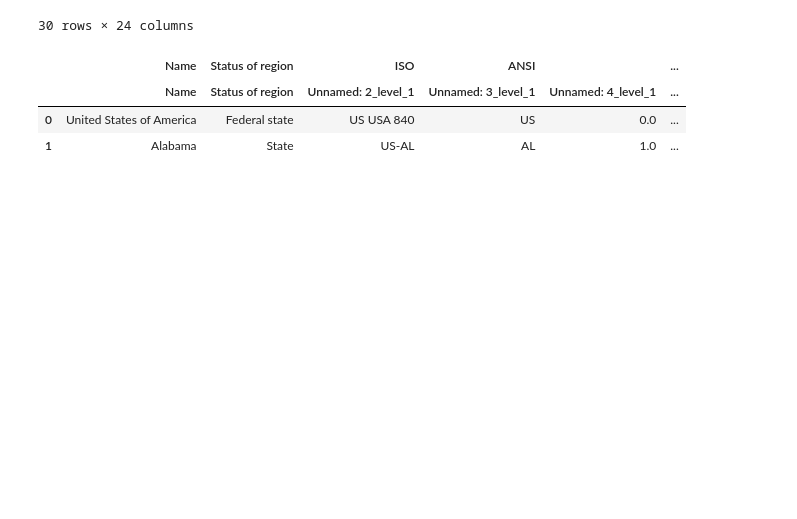
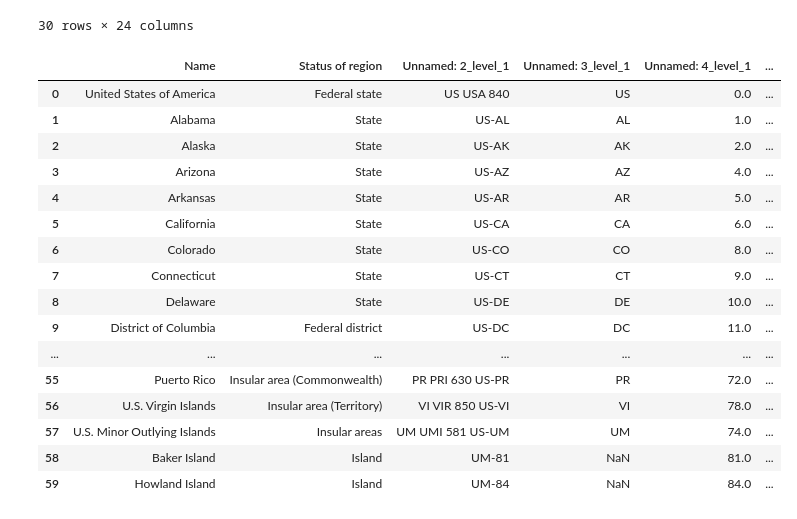
Before and after one commit to nss-data-science-cohort-8/open-secrets-reeses, a Jupyter notebook: notebook/cat_gomez_og.ipynb, the cells around one changed output. Drawn from its saved outputs; the diff is of its cells as text; code cells hidden in the pictures; blank space fills up the shorter version.

```diff
--- a/notebook/cat_gomez_og.ipynb
+++ b/notebook/cat_gomez_og.ipynb
@@ -373,9 +387,25 @@ import pandas as pd
 webpage_url = "https://en.wikipedia.org/wiki/List_of_U.S._state_and_territory_abbreviations"
 webpage_tables = pd.read_html(webpage_url)
 states_df = webpage_tables[1]
-states_df.head(2)
+states_df
+states_df.columns = states_df.columns.droplevel()
-# %% [output]
-|  | Name | Status of region | ISO | ANSI |  | ... |
-|  | Name | Status of region | Unnamed: 2_level_1 | Unnamed: 3_level_1 | Unnamed: 4_level_1 | ... |
-| 0 | United States of America | Federal state | US USA 840 | US | 0.0 | ... |
-| 1 | Alabama | State | US-AL | AL | 1.0 | ... |
+# %%
+states_df.head(60)
+# %% [output]
+|  | Name | Status of region | Unnamed: 2_level_1 | Unnamed: 3_level_1 | Unnamed: 4_level_1 | ... |
+| 0 | United States of America | Federal state | US USA 840 | US | 0.0 | ... |
+| 1 | Alabama | State | US-AL | AL | 1.0 | ... |
+| 2 | Alaska | State | US-AK | AK | 2.0 | ... |
+| 3 | Arizona | State | US-AZ | AZ | 4.0 | ... |
+| 4 | Arkansas | State | US-AR | AR | 5.0 | ... |
+| 5 | California | State | US-CA | CA | 6.0 | ... |
+| 6 | Colorado | State | US-CO | CO | 8.0 | ... |
+| 7 | Connecticut | State | US-CT | CT | 9.0 | ... |
+| 8 | Delaware | State | US-DE | DE | 10.0 | ... |
+| 9 | District of Columbia | Federal district | US-DC | DC | 11.0 | ... |
+| ... | ... | ... | ... | ... | ... | ... |
+| 55 | Puerto Rico | Insular area (Commonwealth) | PR PRI 630 US-PR | PR | 72.0 | ... |
+| 56 | U.S. Virgin Islands | Insular area (Territory) | VI VIR 850 US-VI | VI | 78.0 | ... |
+| 57 | U.S. Minor Outlying Islands | Insular areas | UM UMI 581 US-UM | UM | 74.0 | ... |
+| 58 | Baker Island | Island | UM-81 | NaN | 81.0 | ... |
+| 59 | Howland Island | Island | UM-84 | NaN | 84.0 | ... |
```
Also changed, not shown: parts of 12 cells of this notebook.
